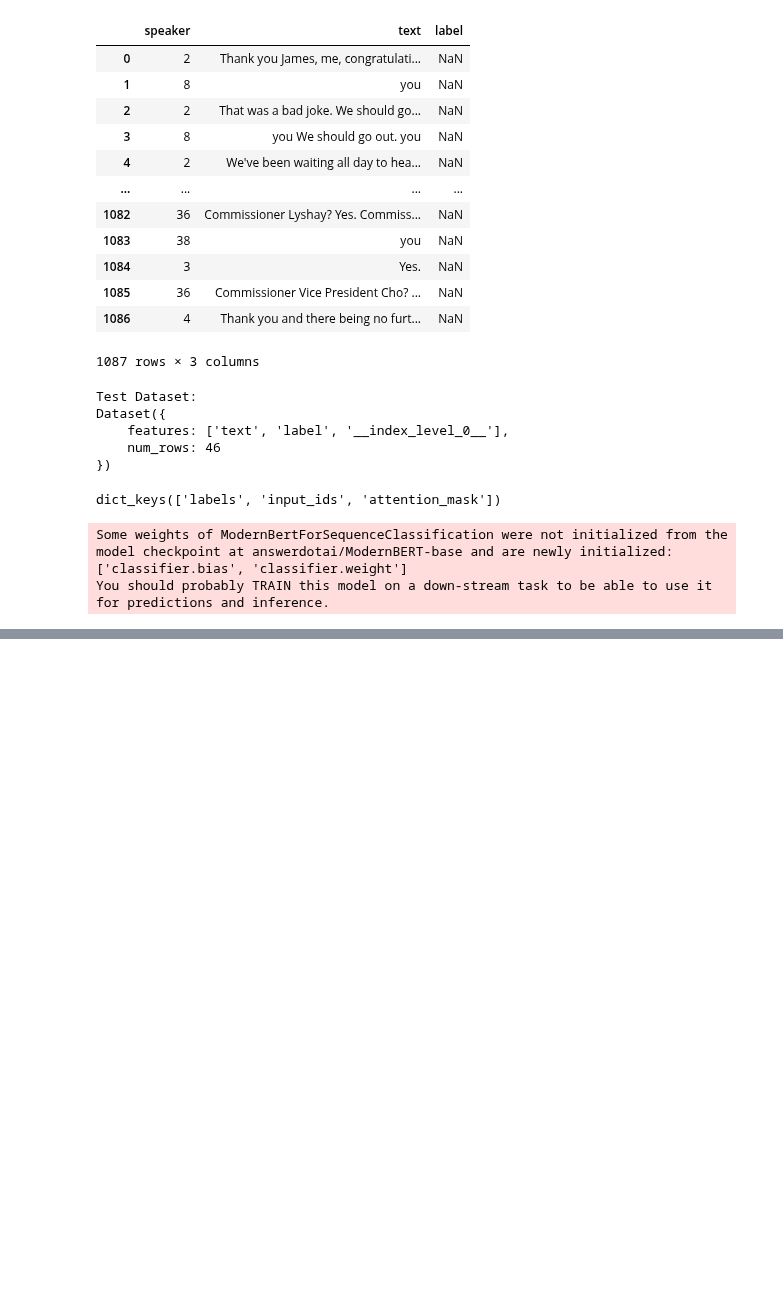
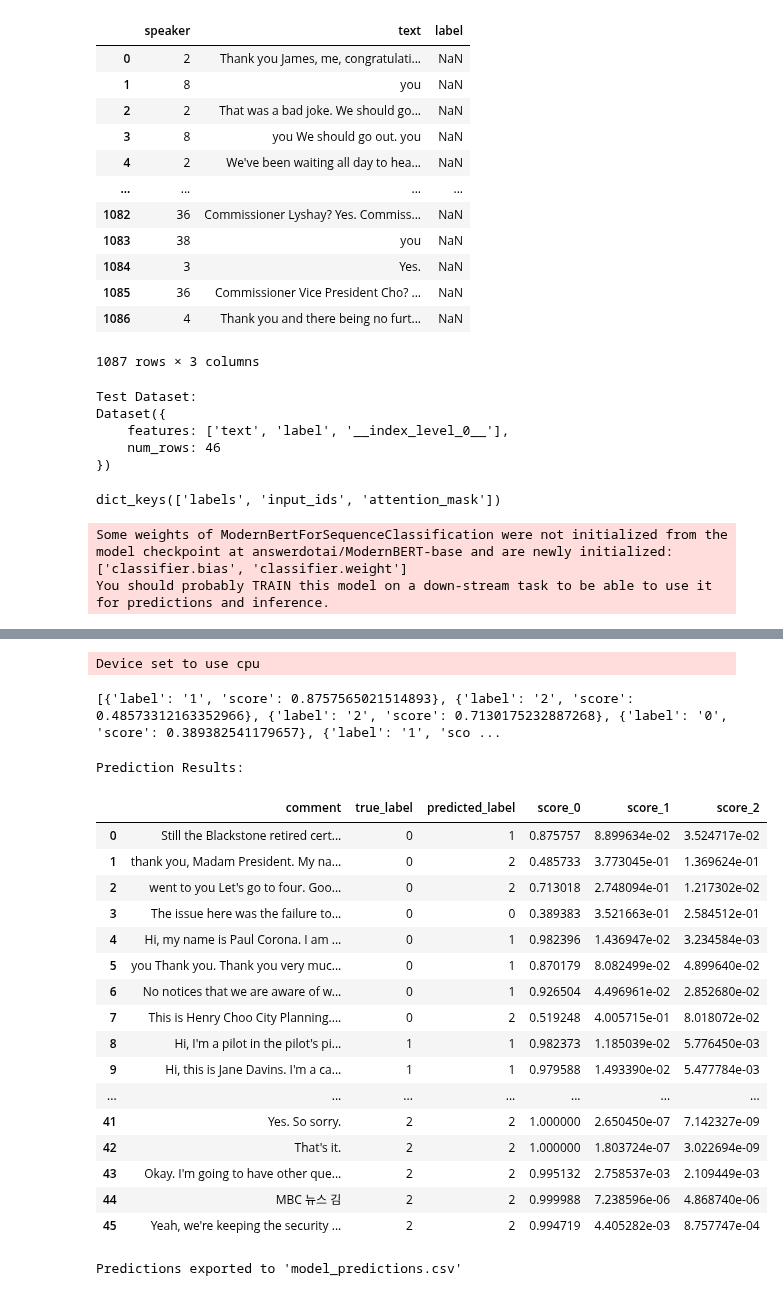
Before and after one commit to mpham8/kestelman-research, a Jupyter notebook: support/finetune-modernbert.ipynb, the cells around one changed output, grey strips where cells are left out. Drawn from its saved outputs; the diff is of its cells as text; code cells hidden in the pictures; blank space fills up the shorter version.

```diff
--- a/support/finetune-modernbert.ipynb
+++ b/support/finetune-modernbert.ipynb
@@ -187,7 +202,7 @@ trainer.train()
 # %%
 #forward inference
 tokenizer = AutoTokenizer.from_pretrained("answerdotai/ModernBERT-base")
-model = AutoModelForSequenceClassification.from_pretrained("mpham8/ModernBERT-domain-classifier")
+model = AutoModelForSequenceClassification.from_pretrained("mpham8/ModernBERT-support-oppose")
 
 classifier = pipeline(
     task="text-classification",
@@ -195,6 +210,8 @@ classifier = pipeline(
     tokenizer=tokenizer,
     device=0
 )
+# %% [output]
+Device set to use cpu
 # %%
 test_texts = test_df["text"].tolist()
 predictions = classifier(test_texts)
@@ -203,3 +220,57 @@ print(predictions)
 # Get true labels from test set
 truelabels_ls = test_df["label"].tolist()
 predlabels_ls = [int(pred["label"][-1]) for pred in predictions]  # Extracts the label number from "LABEL_X"
+# %% [output]
+[{'label': '1', 'score': 0.8757565021514893}, {'label': '2', 'score': 0.48573312163352966}, {'label': '2', 'score': 0.7130175232887268}, {'label': '0', 'score': 0.389382541179657}, {'label': '1', 'sco ...
+# %%
+predictions = classifier(test_texts, top_k=None)
+
+
+# Create a DataFrame to display predictions with probabilities
+prediction_results = []
+
+for i, (text, true_label, prediction) in enumerate(zip(test_texts, truelabels_ls, predictions)):
+    # Extract the prediction details
+    predicted_label = prediction[0]["label"] if isinstance(prediction, list) else int(prediction["label"][-1])
+
+    # Create a dictionary with all required information
+    result = {
+        "comment": text,
+        "true_label": true_label,
+        "predicted_label": predicted_label,
+        "score_0": prediction[0]["score"] if isinstance(prediction, list) else prediction["scores"][0],  # Score for label 0
+        "score_1": prediction[1]["score"] if isinstance(prediction, list) else prediction["scores"][1],  # Score for label 1
+        "score_2": prediction[2]["score"] if isinstance(prediction, list) else prediction["scores"][2]   # Score for label 2
+    }
+    prediction_results.append(result)
+
+# Create DataFrame from the results
+predictions_df = pd.DataFrame(prediction_results)
+
+# Display the DataFrame
+print("\nPrediction Results:")
+display(predictions_df)
+
+# Export predictions DataFrame to CSV
+predictions_df.to_csv('model_predictions.csv', index=False)
+print(f"Predictions exported to 'model_predictions.csv'")
+# %% [output]
+Prediction Results:
+|  | comment | true_label | predicted_label | score_0 | score_1 | score_2 |
+| 0 | Still the Blackstone retired cert... | 0 | 1 | 0.875757 | 8.899634e-02 | 3.524717e-02 |
+| 1 | thank you, Madam President. My na... | 0 | 2 | 0.485733 | 3.773045e-01 | 1.369624e-01 |
+| 2 | went to you Let's go to four. Goo... | 0 | 2 | 0.713018 | 2.748094e-01 | 1.217302e-02 |
+| 3 | The issue here was the failure to... | 0 | 0 | 0.389383 | 3.521663e-01 | 2.584512e-01 |
+| 4 | Hi, my name is Paul Corona. I am ... | 0 | 1 | 0.982396 | 1.436947e-02 | 3.234584e-03 |
+| 5 | you Thank you. Thank you very muc... | 0 | 1 | 0.870179 | 8.082499e-02 | 4.899640e-02 |
+| 6 | No notices that we are aware of w... | 0 | 1 | 0.926504 | 4.496961e-02 | 2.852680e-02 |
+| 7 | This is Henry Choo City Planning.... | 0 | 2 | 0.519248 | 4.005715e-01 | 8.018072e-02 |
+| 8 | Hi, I'm a pilot in the pilot's pi... | 1 | 1 | 0.982373 | 1.185039e-02 | 5.776450e-03 |
+| 9 | Hi, this is Jane Davins. I'm a ca... | 1 | 1 | 0.979588 | 1.493390e-02 | 5.477784e-03 |
+| ... | ... | ... | ... | ... | ... | ... |
+| 41 | Yes. So sorry. | 2 | 2 | 1.000000 | 2.650450e-07 | 7.142327e-09 |
+| 42 | That's it. | 2 | 2 | 1.000000 | 1.803724e-07 | 3.022694e-09 |
+| 43 | Okay. I'm going to have other que... | 2 | 2 | 0.995132 | 2.758537e-03 | 2.109449e-03 |
+| 44 | MBC 뉴스 김 | 2 | 2 | 0.999988 | 7.238596e-06 | 4.868740e-06 |
+| 45 | Yeah, we're keeping the security ... | 2 | 2 | 0.994719 | 4.405282e-03 | 8.757747e-04 |
+Predictions exported to 'model_predictions.csv'
```
Also changed, not shown: parts of 5 cells of this notebook.
